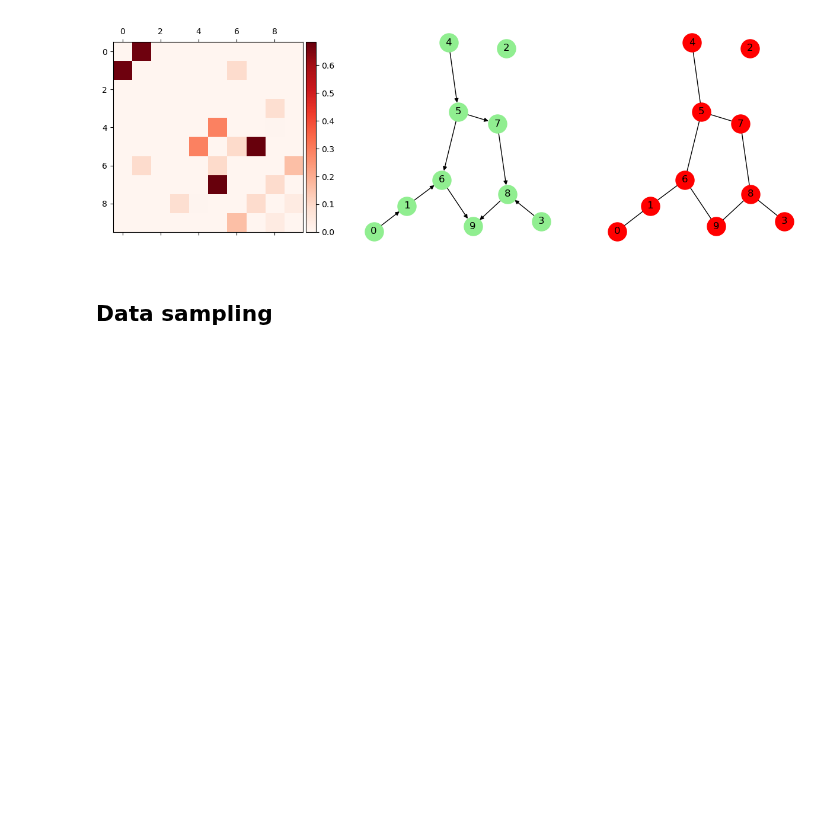
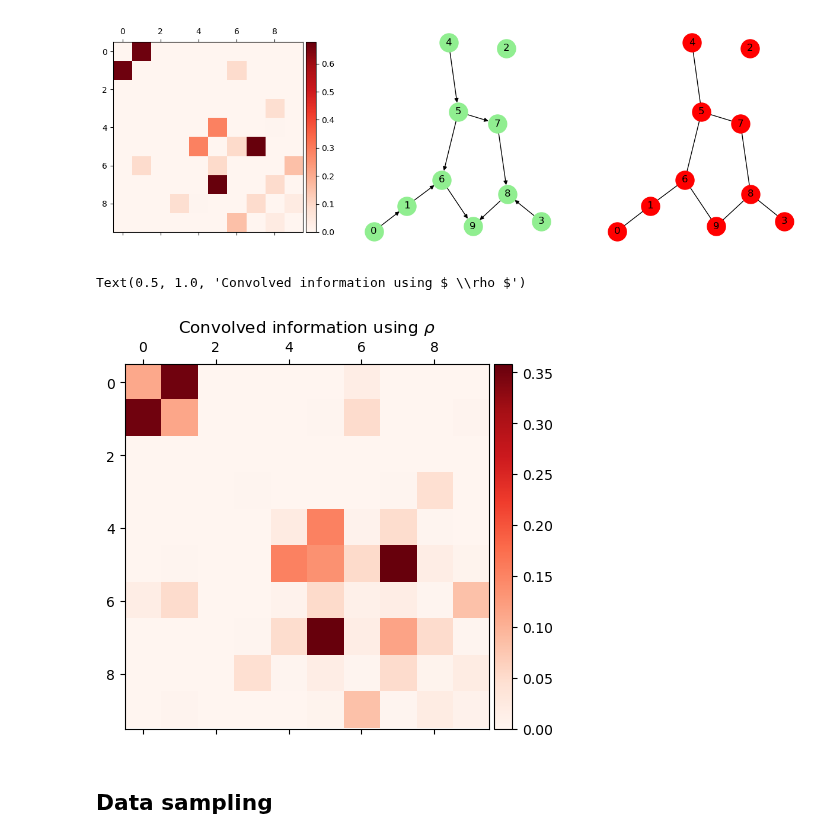
Before and after one commit to jonasbruhub/Analysis-of-Production-flow-systems-with-focus-on-industry, a Jupyter notebook: Simulations and code/Example Network Gaussian 10.ipynb, the cells around one changed output. Drawn from its saved outputs; the diff is of its cells as text; code cells hidden in the pictures; blank space fills up the shorter version.

```diff
--- a/Simulations and code/Example Network Gaussian 10.ipynb
+++ b/Simulations and code/Example Network Gaussian 10.ipynb
@@ -28,9 +28,10 @@ Rho[7,8] = 0.3
 Rho[6,9] = 0.4
 Rho[8,9] = 0.2
 # %%
+alpha = 1.07
 ConvolvedInformation = Rho + Rho.T
 ConvolvedInformation = -1/2*np.log(1-ConvolvedInformation**2)
-ConvolvedInformation = ConvolvedInformation @ np.linalg.pinv(np.identity(N) - ConvolvedInformation)
+ConvolvedInformation = ConvolvedInformation @ np.linalg.pinv(alpha * np.identity(N) - ConvolvedInformation)
 
 DeconvoledInformation = ND(ConvolvedInformation,alpha = 1)
 
@@ -63,6 +64,17 @@ gr = nx.from_numpy_array(am)
 nx.draw(gr, pos=graphviz_layout(gr), node_size = 500, with_labels= True, ax = ax.flat[2], node_color='red')
 # %% [output]
 [figure]
+# %%
+fig, ax = plt.subplots(1,1,figsize=(5,5))
+
+r = ax.matshow(ConvolvedInformation, cmap = "Reds")
+divider = make_axes_locatable(ax)
+cax = divider.append_axes("right", size="5%", pad=0.05)
+plt.colorbar(r, cax=cax);
+ax.set_title("Convolved information using " + r"$ \rho $")
+# %% [output]
+Text(0.5, 1.0, 'Convolved information using $ \\rho $')
+[figure, added]
 # %% [markdown]
 ## Data sampling
 # %%
```
Also changed, not shown: parts of 137 cells of this notebook, 12 other files.
